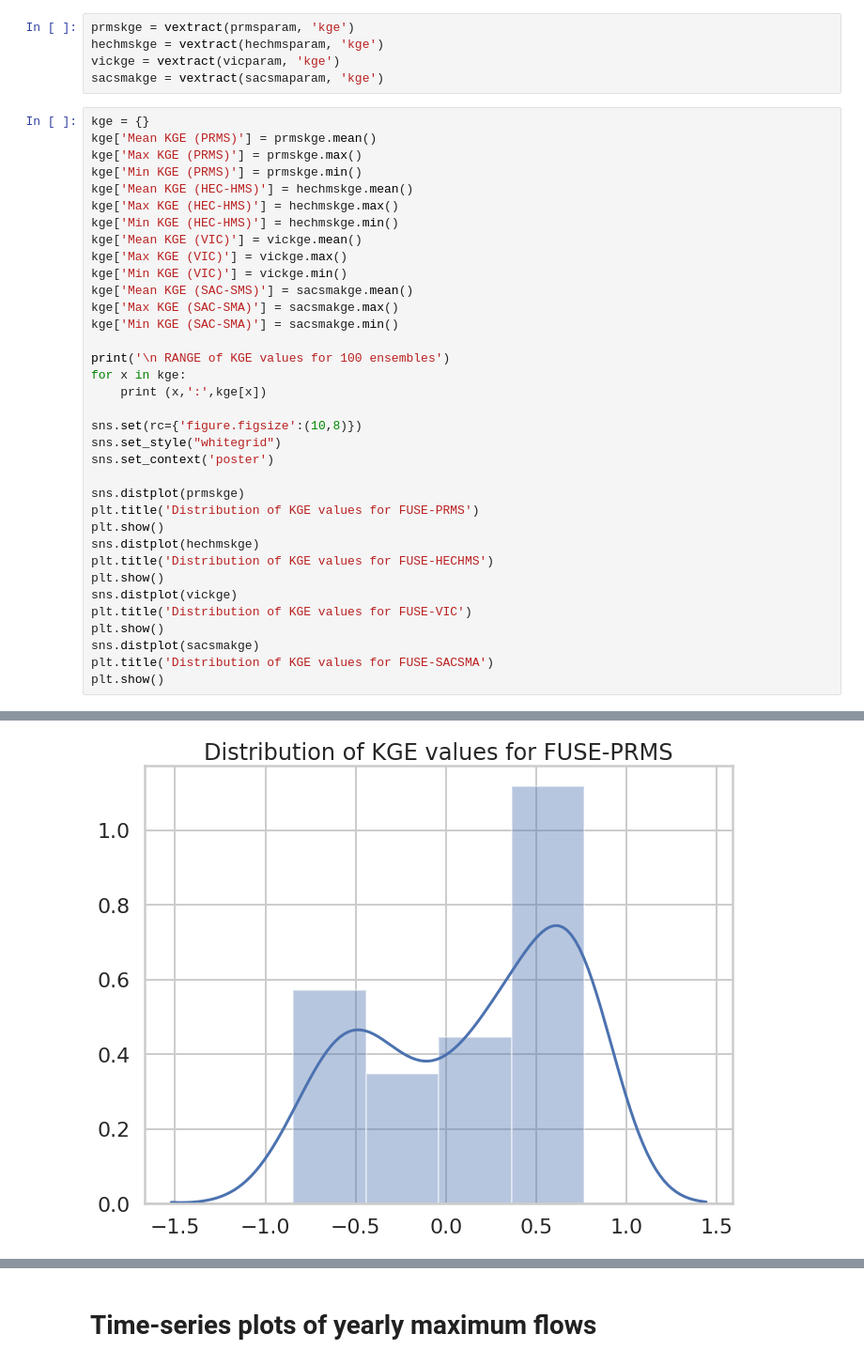
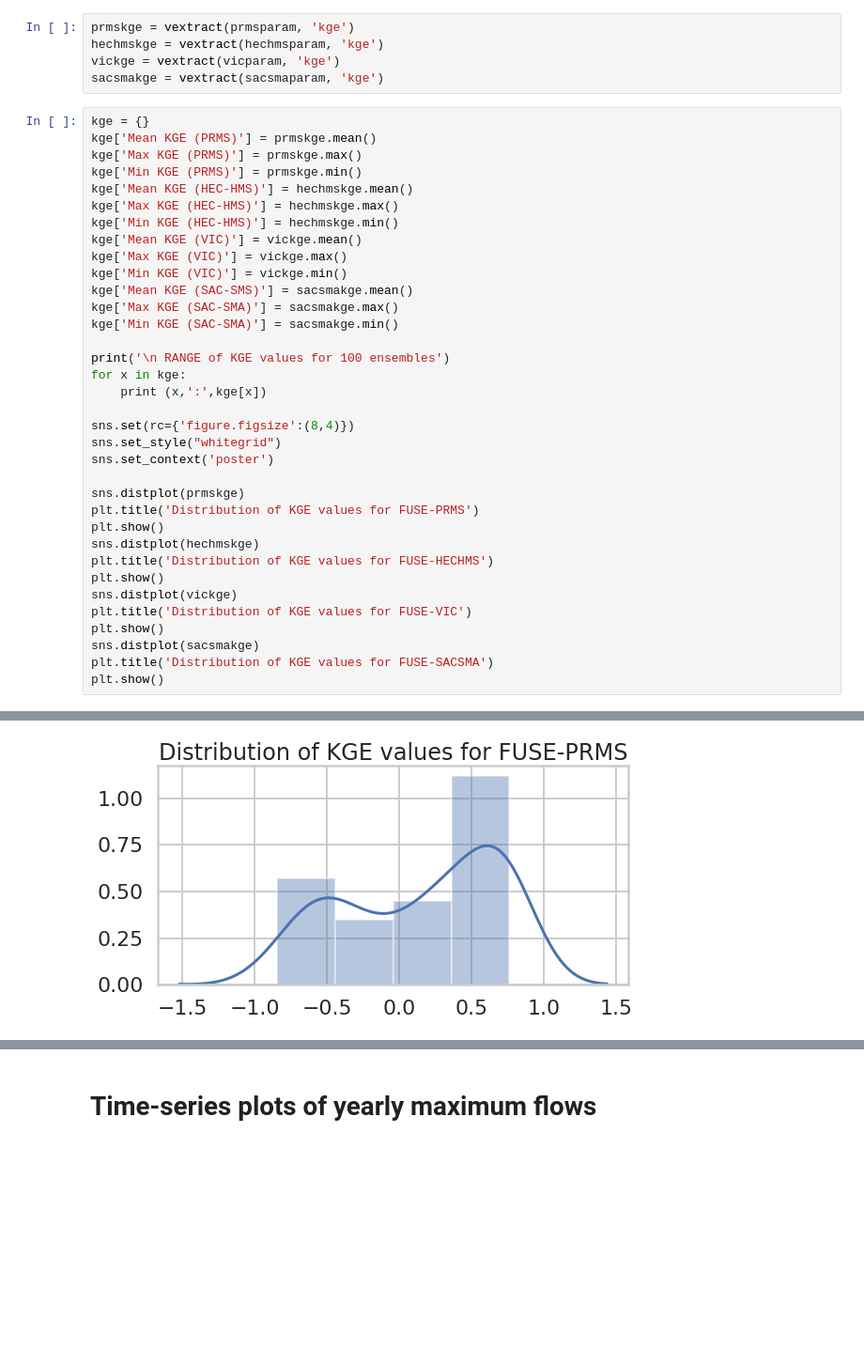
Before and after one commit to msaharia/aasi, a Jupyter notebook: 2_calibrationresults.ipynb, the cells around one changed output, grey strips where cells are left out. Shown at 94% size. Cells and saved outputs as stored; diff of their text form; blank space fills up the shorter version.

Commit message:
Change figure sizss

```diff
--- a/2_calibrationresults.ipynb
+++ b/2_calibrationresults.ipynb
@@ -235,34 +235,34 @@ print('\n RANGE of KGE values for 100 ensembles')
 for x in kge:
     print (x,':',kge[x])
 
-sns.set(rc={'figure.figsize':(10,8)})
+sns.set(rc={'figure.figsize':(8,4)})
 sns.set_style("whitegrid")
 sns.set_context('poster')
 
 sns.distplot(prmskge)
 plt.title('Distribution of KGE values for FUSE-PRMS')
 plt.show()
 sns.distplot(hechmskge)
 plt.title('Distribution of KGE values for FUSE-HECHMS')
 plt.show()
 sns.distplot(vickge)
 plt.title('Distribution of KGE values for FUSE-VIC')
 plt.show()
 sns.distplot(sacsmakge)
 plt.title('Distribution of KGE values for FUSE-SACSMA')
 plt.show()
 # %% [output]
  RANGE of KGE values for 100 ensembles
 Mean KGE (PRMS) : 0.150065936097
 Max KGE (PRMS) : 0.764712691307
 Min KGE (PRMS) : -0.844973921776
 Mean KGE (HEC-HMS) : 0.746019592285
 Max KGE (HEC-HMS) : 0.769161999226
 Min KGE (HEC-HMS) : 0.705905854702
 Mean KGE (VIC) : 0.769746571779
 Max KGE (VIC) : 0.791582107544
 Min KGE (VIC) : 0.732330799103
 Mean KGE (SAC-SMS) : 0.790107845068
 Max KGE (SAC-SMA) : 0.811881542206
 Min KGE (SAC-SMA) : 0.691042780876
-[figure, old version]
+[figure, new version]
```
Also changed, not shown: parts of 1 cell of this notebook.
